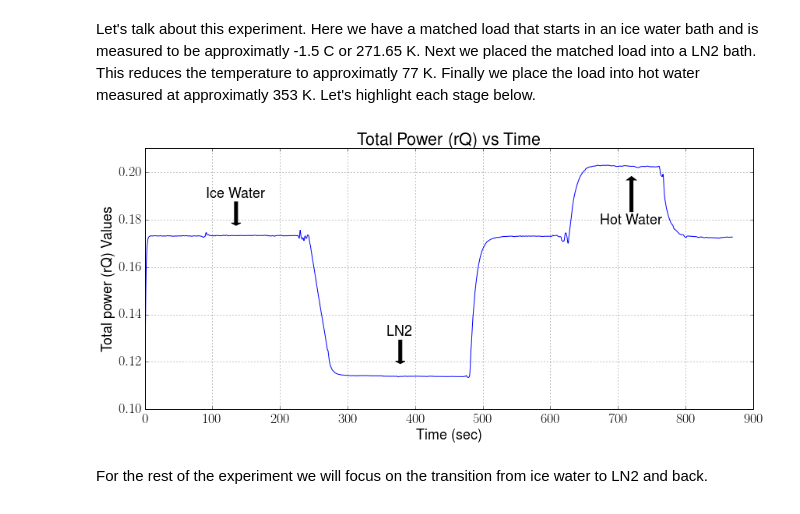
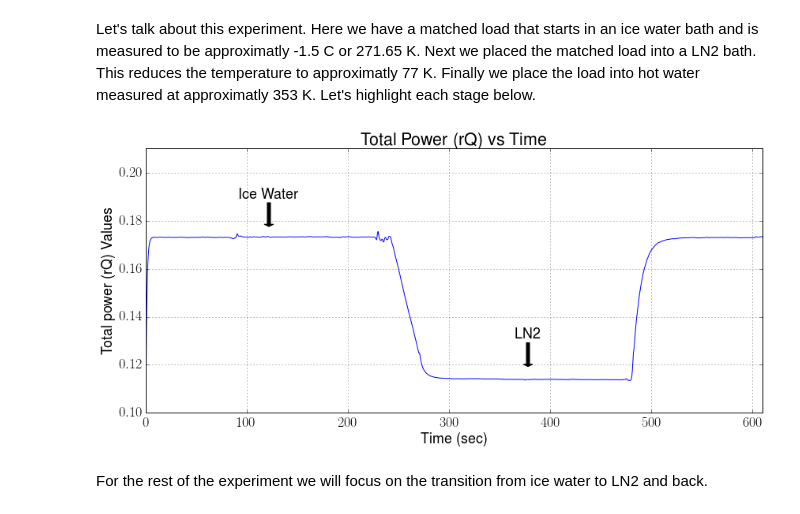
Before and after one commit to matgyver/Radiometer-SDR-Thesis, a Jupyter notebook: Experiments/Exp1/radiometer_experiment_1.ipynb, the cells around one changed output. Drawn from its saved outputs; the diff is of its cells as text; code cells hidden in the pictures.

```diff
--- a/Experiments/Exp1/radiometer_experiment_1.ipynb
+++ b/Experiments/Exp1/radiometer_experiment_1.ipynb
@@ -118,31 +118,31 @@ Let's talk about this experiment.  Here we have a matched load that starts in an
 # %%
 fig = plt.figure(figsize=(14,6), dpi=300)
 ax = fig.add_subplot(111)
 plot(timedata,f)
 xlabel('Time (sec)')
 ylabel('Total power (rQ) Values')
 title('Total Power (rQ) vs Time')
-axis([0, 900, .1, .21])
+axis([0, 610, .1, .21])
 grid(True)
-ax.annotate('Ice Water', xy=(.15, .7),  xycoords='axes fraction',
-                xytext=(0.15, 0.85), textcoords='axes fraction',
+ax.annotate('Ice Water', xy=(.20, .7),  xycoords='axes fraction',
+                xytext=(0.20, 0.85), textcoords='axes fraction',
                 arrowprops=dict(facecolor='black', shrink=0.05),
                 horizontalalignment='center', verticalalignment='top',
                 )
-ax.annotate('LN2', xy=(.42, .17),  xycoords='axes fraction',
-                xytext=(0.42, 0.32), textcoords='axes fraction',
+ax.annotate('LN2', xy=(.62, .17),  xycoords='axes fraction',
+                xytext=(0.62, 0.32), textcoords='axes fraction',
                 arrowprops=dict(facecolor='black', shrink=0.05),
                 horizontalalignment='center', verticalalignment='top',
                 )
-ax.annotate('Hot Water', xy=(.8, .9),  xycoords='axes fraction',
-                xytext=(0.8, 0.75), textcoords='axes fraction',
-                arrowprops=dict(facecolor='black', shrink=0.05),
-                horizontalalignment='center', verticalalignment='top',
-                )
+# ax.annotate('Hot Water', xy=(.8, .9),  xycoords='axes fraction',
+#                xytext=(0.8, 0.75), textcoords='axes fraction',
+#                arrowprops=dict(facecolor='black', shrink=0.05),
+#                horizontalalignment='center', verticalalignment='top',
+#                )
 fig.savefig("rqvstime_annotate.pdf", dpi=300)
 fig.savefig("rqvstime_annotate.png", dpi=300)
 # %% [output]
-[figure, old version]
+[figure, new version]
 # %% [markdown]
 For the rest of the experiment we will focus on the transition from ice water to LN2 and back.
 # %% [markdown]
```
Also changed, not shown: parts of 2 cells of this notebook, 25 other files.
